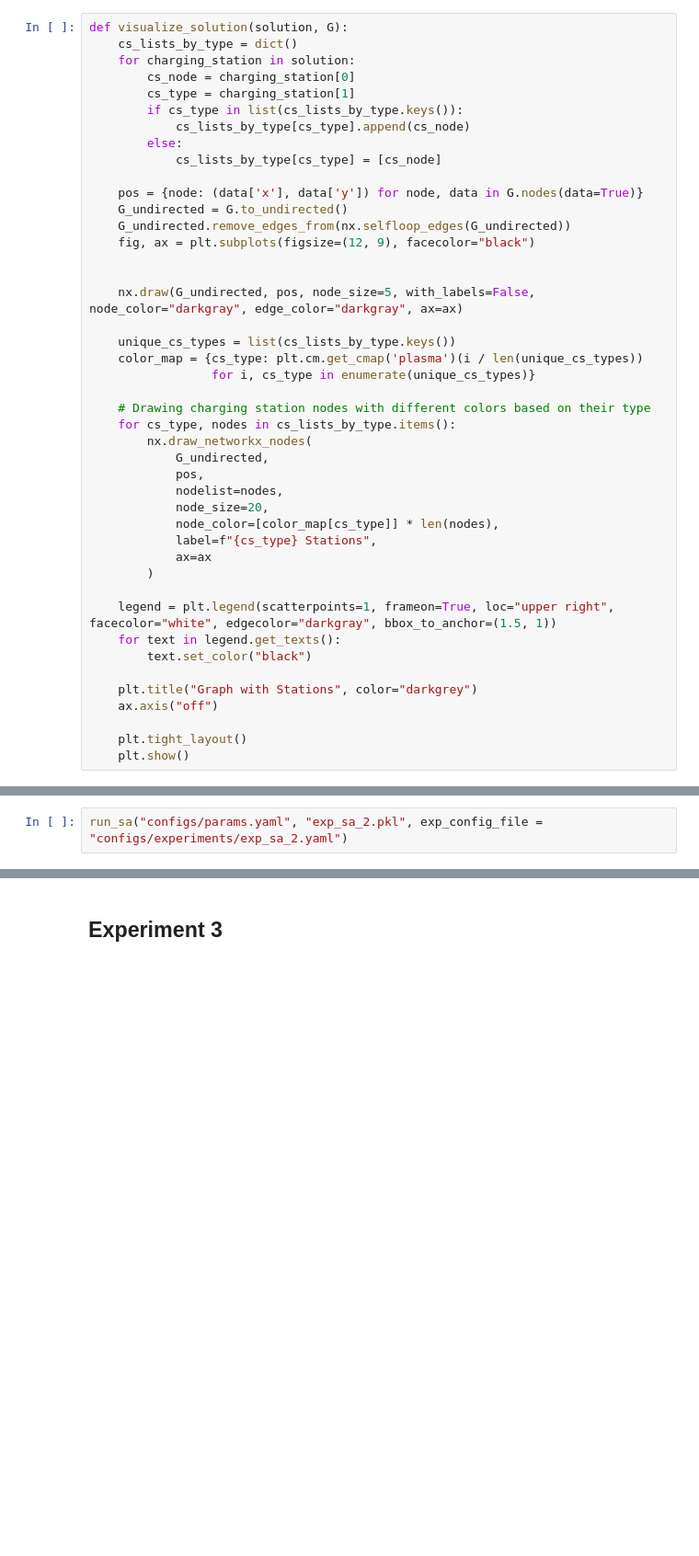
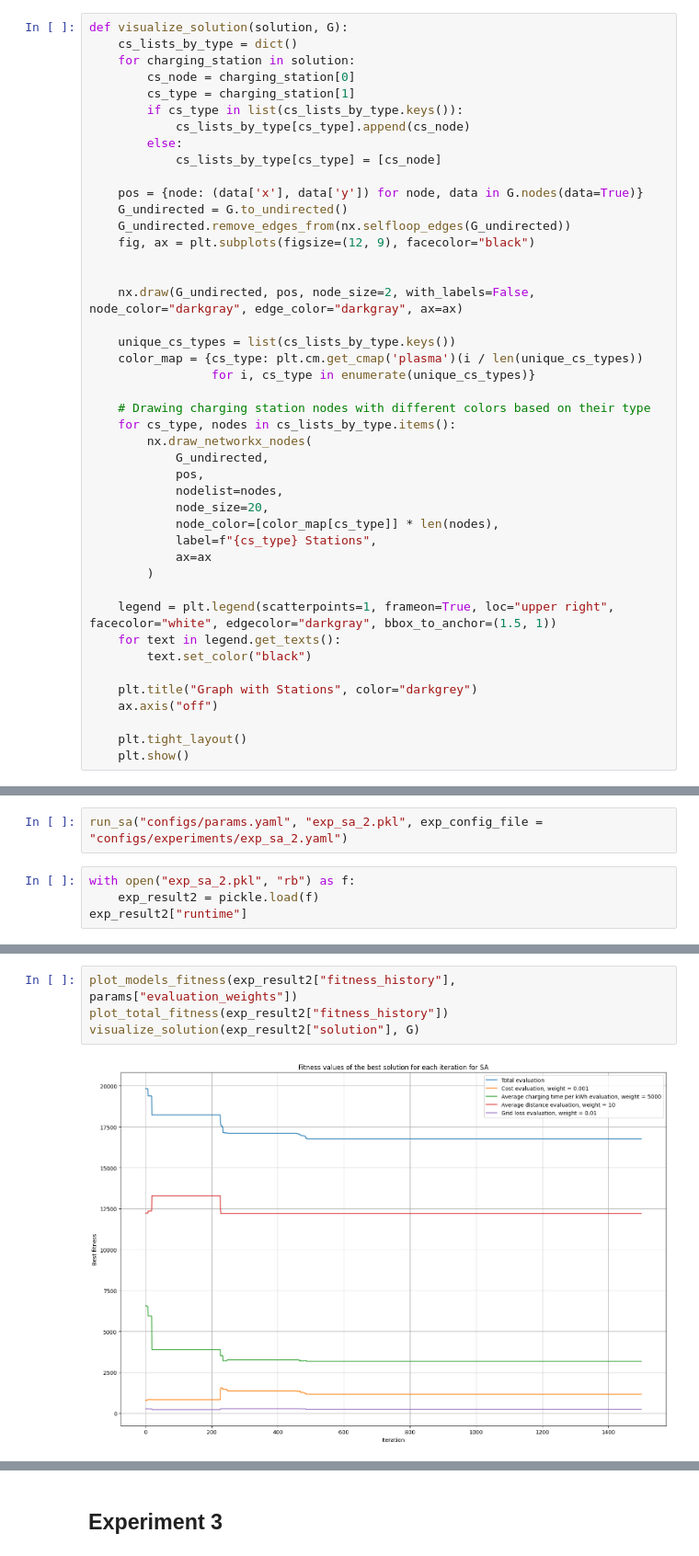
Before and after one commit to tania5496/Optimization-of-Charging-Station-Locations, a Jupyter notebook: experiments/sa_experiments.ipynb, the cells around one changed output, grey strips where cells are left out. Shown at 92% size. Saved outputs shown, nothing was run; the diff lists cells and outputs as text; blank space fills up the shorter version.

```diff
--- a/experiments/sa_experiments.ipynb
+++ b/experiments/sa_experiments.ipynb
@@ -815,7 +746,7 @@ def visualize_solution(solution, G):
     fig, ax = plt.subplots(figsize=(12, 9), facecolor="black")
 
 
-    nx.draw(G_undirected, pos, node_size=5, with_labels=False, node_color="darkgray", edge_color="darkgray", ax=ax)
+    nx.draw(G_undirected, pos, node_size=2, with_labels=False, node_color="darkgray", edge_color="darkgray", ax=ax)
 
     unique_cs_types = list(cs_lists_by_type.keys())
     color_map = {cs_type: plt.cm.get_cmap('plasma')(i / len(unique_cs_types))
@@ -1006,2 +928,6 @@ visualize_solution(exp_result1["solution"], G)
 # %%
 run_sa("configs/params.yaml", "exp_sa_2.pkl", exp_config_file = "configs/experiments/exp_sa_2.yaml")
+# %%
+with open("exp_sa_2.pkl", "rb") as f:
+    exp_result2 = pickle.load(f)
+exp_result2["runtime"]
@@ -1007,0 +936,6 @@ run_sa("configs/params.yaml", "exp_sa_2.pkl", exp_config_file = "configs/experim
+# %%
+plot_models_fitness(exp_result2["fitness_history"], params["evaluation_weights"])
+plot_total_fitness(exp_result2["fitness_history"])
+visualize_solution(exp_result2["solution"], G)
+# %% [output]
+[figure, added]
```
Also changed, not shown: parts of 19 cells of this notebook.
